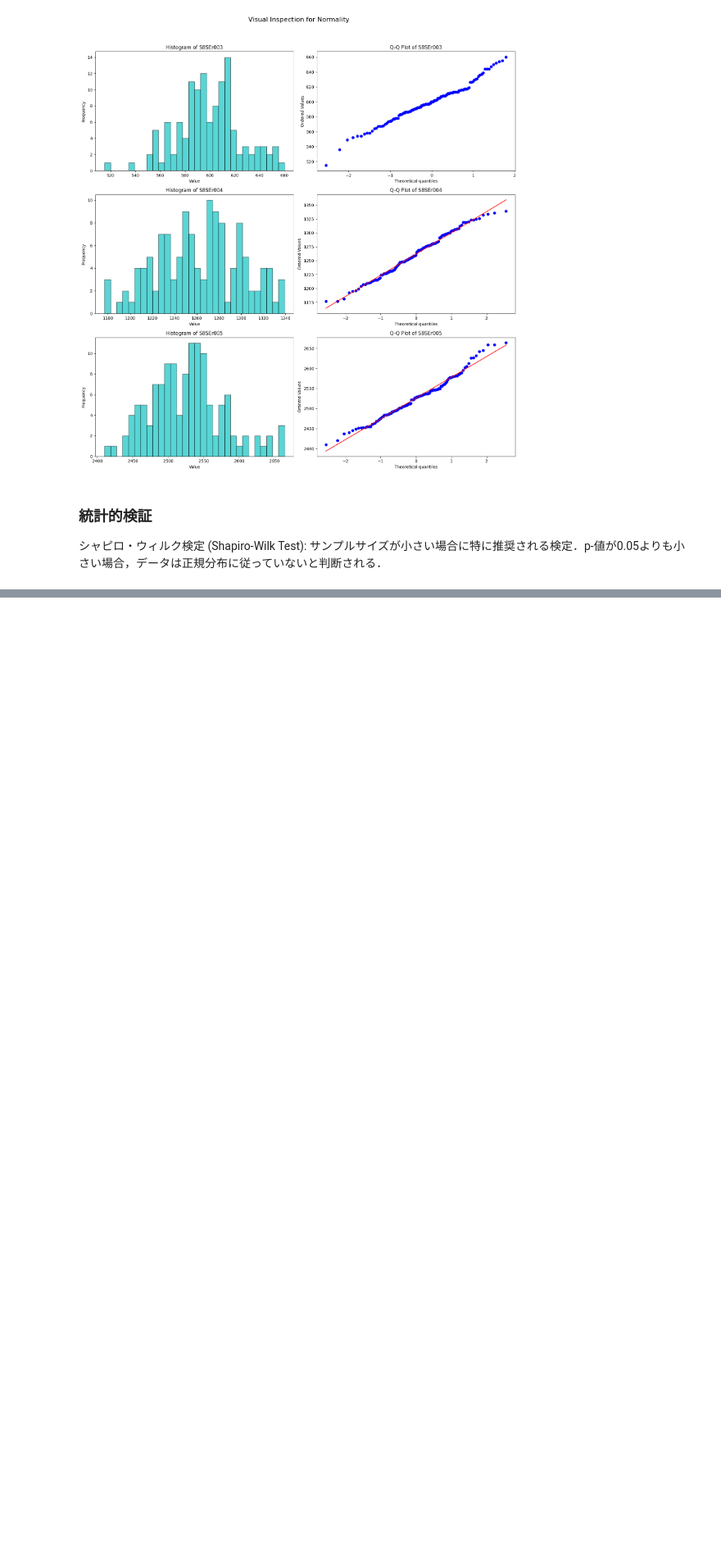
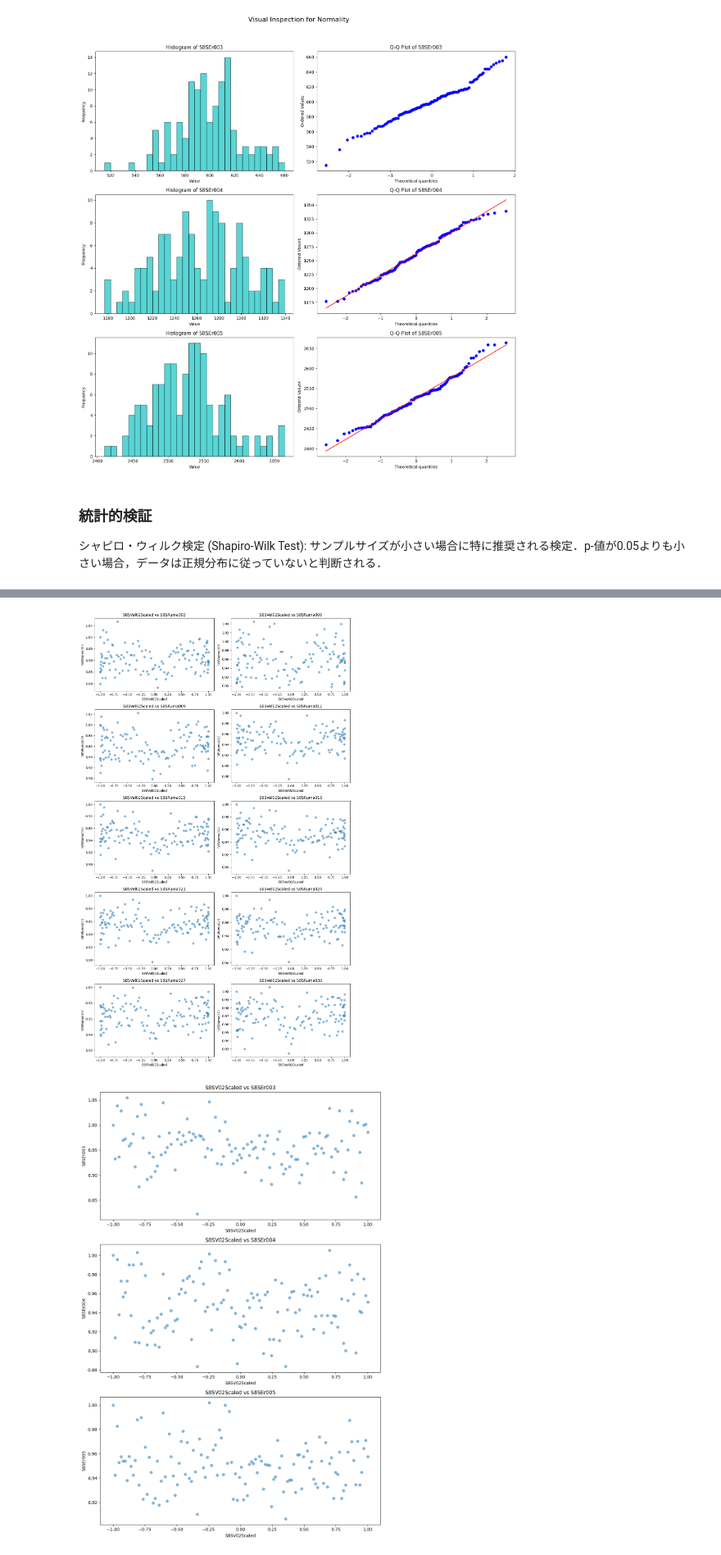
Before and after one commit to LABO-M/BANZAI, a Jupyter notebook: masuda/study7.ipynb, the cells around one changed output, grey strips where cells are left out. Shown at 82% size. Saved outputs shown, nothing was run; the diff lists cells and outputs as text; code cells hidden in the pictures; blank space fills up the shorter version.

```diff
--- a/masuda/study7.ipynb
+++ b/masuda/study7.ipynb
@@ -62,6 +63,7 @@ import matplotlib.pyplot as plt
 # AbExist.csvのデータを散布図で可視化
 fig, axs = plt.subplots(5, 2, figsize=(15, 20))
 fig.suptitle('AbExist.csv Data Scatter Plots', fontsize=16, y=1.03)
+columns = data_mark.columns[1:]
 x = data_mark['S8SVel02Scaled']
 for i, ax in enumerate(axs.flat):
     ax.scatter(x, data_mark[columns[i]], label=columns[i], color='b', alpha=0.5)
@@ -159,7 +161,7 @@ shapiro_results = {}
 for col in columns_noab:
     data = noab_data[col]
     shapiro_stat, shapiro_p = stats.shapiro(data)
-    shapiro_results[col] = {"Statistic": shapiro_stat, "p-value": shapiro_p}
+    shapiro_results[col] = {"p-value": shapiro_p}
 
 shapiro_results
 # %% [output]
@@ -168,0 +220,11 @@ shapiro_results
+# %%
+# S8SVel02Scaled から S8SRuma030 までのカラムを持つデータフレーム
+data_abexist = data[['S8SVel02Scaled', 'S8SRuma003', 'S8SRuma006',  'S8SRuma009',
+                     'S8SRuma012', 'S8SRuma015', 'S8SRuma018', 'S8SRuma021',
+                        'S8SRuma024', 'S8SRuma027', 'S8SRuma030']]
+
+# S8SV02Scaled から S8SEr005 までのカラムを持つデータフレーム
+data_noab = data[['S8SV02Scaled','S8SEr003', 'S8SEr004', 'S8SEr005']]
+
+data_abexist["S8SVel02Scaled"] = data_abexist["S8SVel02Scaled"] * -1
+data_noab["S8SV02Scaled"] = data_noab["S8SV02Scaled"] * -1
@@ -168,0 +260,32 @@ shapiro_results
+# %%
+import matplotlib.pyplot as plt
+
+# data_abexistの散布図
+fig1, axes1 = plt.subplots(nrows=5, ncols=2, figsize=(12, 20))
+
+x_data_abexist = data_abexist["S8SVel02Scaled"]
+for idx, col in enumerate(data_abexist.columns[1:]):
+    ax = axes1[idx // 2, idx % 2]
+    ax.scatter(x_data_abexist, data_abexist[col], alpha=0.5)
+    ax.set_title(f'S8SVel02Scaled vs {col}')
+    ax.set_xlabel('S8SVel02Scaled')
+    ax.set_ylabel(col)
+
+plt.tight_layout()
+plt.show()
+
+# data_noabの散布図
+fig2, axes2 = plt.subplots(nrows=3, ncols=1, figsize=(10, 15))
+
+x_data_noab = data_noab["S8SV02Scaled"]
+for idx, col in enumerate(data_noab.columns[1:]):
+    axes2[idx].scatter(x_data_noab, data_noab[col], alpha=0.5)
+    axes2[idx].set_title(f'S8SV02Scaled vs {col}')
+    axes2[idx].set_xlabel('S8SV02Scaled')
+    axes2[idx].set_ylabel(col)
+
+plt.tight_layout()
+plt.show()
+# %% [output]
+[figure, added]
+[figure, added]
```
Also changed, not shown: parts of 7 cells of this notebook, 2 other files.
